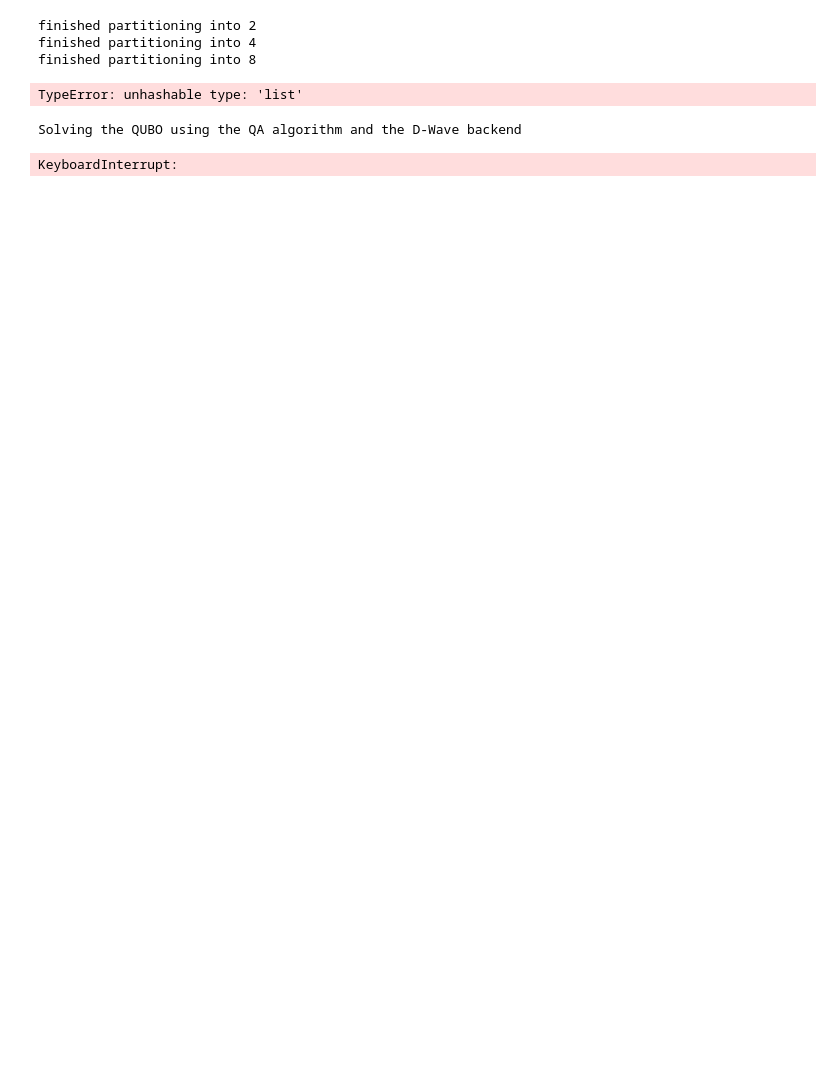
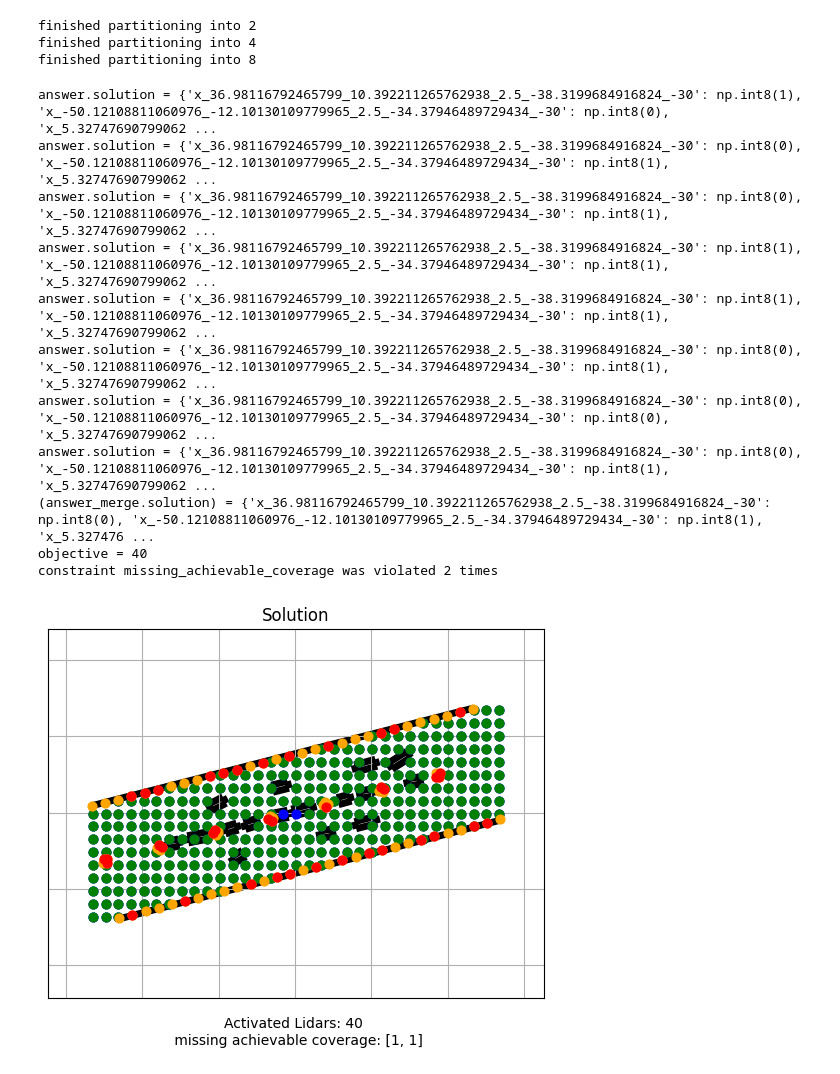
Before and after one commit to aqarios/PushQuantumSP, a Jupyter notebook: Final_result.ipynb, the cells around one changed output. Saved outputs shown, nothing was run; the diff lists cells and outputs as text; code cells hidden in the pictures; blank space fills up the shorter version.

```diff
--- a/Final_result.ipynb
+++ b/Final_result.ipynb
@@ -217,11 +223,6 @@ print(f"finished partitioning into 8")
 finished partitioning into 2
 finished partitioning into 4
 finished partitioning into 8
-# %%
-merge_data = SPData().merge_data(pat_datas8)
-SPPlot(merge_data).plot_problem().savefig(f"output/{timestamp_str}_merged_problem.png")
-# %% [output]
-TypeError: unhashable type: 'list'
 # %%
 
 for i in [1]:
@@ -242,43 +243,48 @@ for i in [1]:
         # config = {"num_reads":500,"num_sweeps":1000}
         # solve_func = neal.SimulatedAnnealingSampler().sample_qubo
         # qubo_model_bin = SPQuboBinary(data, P1=0.8, P3=1)
 
         answer = qubo_model_bin.solve(solve_func, **config)
 
     elif explanation == "simulator with cut":
-        pat_datas2 = data.partition_data()
-        # merge_data = SPData().merge_data(pat_datas)
-        # SPPlot(merge_data).plot_problem().savefig(f"output/{timestamp_str}_merged_problem.png")
-
-        answer_list = []
-        for data_i in pat_datas8:
+        for data_i in tqdm(pat_datas8):
             config = {}
-            solve_func = do_optimization
-            qubo_model_bin = SPQuboBinaryBG(data_i)
-            # config = {"num_reads":500,"num_sweeps":1000}
-            # solve_func = neal.SimulatedAnnealingSampler().sample_qubo
-            # qubo_model_bin = SPQuboBinary(data, P1=0.8, P3=1)
+            # solve_func = do_optimization
+            # qubo_model_bin = SPQuboBinaryBG(data_i)
+            config = {"num_reads":500,"num_sweeps":1000}
+            solve_func = neal.SimulatedAnnealingSampler().sample_qubo
+            qubo_model_bin = SPQuboBinary(data, P1=0.8, P3=1)
             answer_i = qubo_model_bin.solve(solve_func, **config)
             answer_list.append(answer_i)
 
         # entire evaluation
         answer_merge = {
             "solution": {}
         }
 
         for answer_i in answer_list:
             print(f"answer.solution = {answer_i['solution']}")
             answer_merge["solution"].update(answer_i['solution'])
 
     print(f"(answer_merge.solution) = {(answer_merge['solution'])}")
 
     evaluation = SPEvaluation(data, answer_merge["solution"])
     print(f"objective = {evaluation.get_objective()}")
     for constraint, violations in evaluation.check_solution().items():
         if len(violations) > 0:
             print(f"constraint {constraint} was violated {len(violations)} times")
 
     SPPlot(data, evaluation).plot_solution(hide_never_covered = True).savefig(f"output/{timestamp_str}_{explanation}_solution.png")
 # %% [output]
-Solving the QUBO using the QA algorithm and the D-Wave backend
+answer.solution = {'x_36.98116792465799_10.392211265762938_2.5_-38.3199684916824_-30': np.int8(1), 'x_-50.12108811060976_-12.10130109779965_2.5_-34.37946489729434_-30': np.int8(0), 'x_5.32747690799062 ...
+answer.solution = {'x_36.98116792465799_10.392211265762938_2.5_-38.3199684916824_-30': np.int8(0), 'x_-50.12108811060976_-12.10130109779965_2.5_-34.37946489729434_-30': np.int8(1), 'x_5.32747690799062 ...
+answer.solution = {'x_36.98116792465799_10.392211265762938_2.5_-38.3199684916824_-30': np.int8(0), 'x_-50.12108811060976_-12.10130109779965_2.5_-34.37946489729434_-30': np.int8(1), 'x_5.32747690799062 ...
+answer.solution = {'x_36.98116792465799_10.392211265762938_2.5_-38.3199684916824_-30': np.int8(1), 'x_-50.12108811060976_-12.10130109779965_2.5_-34.37946489729434_-30': np.int8(1), 'x_5.32747690799062 ...
+answer.solution = {'x_36.98116792465799_10.392211265762938_2.5_-38.3199684916824_-30': np.int8(1), 'x_-50.12108811060976_-12.10130109779965_2.5_-34.37946489729434_-30': np.int8(1), 'x_5.32747690799062 ...
+answer.solution = {'x_36.98116792465799_10.392211265762938_2.5_-38.3199684916824_-30': np.int8(0), 'x_-50.12108811060976_-12.10130109779965_2.5_-34.37946489729434_-30': np.int8(1), 'x_5.32747690799062 ...
+answer.solution = {'x_36.98116792465799_10.392211265762938_2.5_-38.3199684916824_-30': np.int8(0), 'x_-50.12108811060976_-12.10130109779965_2.5_-34.37946489729434_-30': np.int8(0), 'x_5.32747690799062 ...
+answer.solution = {'x_36.98116792465799_10.392211265762938_2.5_-38.3199684916824_-30': np.int8(0), 'x_-50.12108811060976_-12.10130109779965_2.5_-34.37946489729434_-30': np.int8(1), 'x_5.32747690799062 ...
+(answer_merge.solution) = {'x_36.98116792465799_10.392211265762938_2.5_-38.3199684916824_-30': np.int8(0), 'x_-50.12108811060976_-12.10130109779965_2.5_-34.37946489729434_-30': np.int8(1), 'x_5.327476 ...
+objective = 40
+constraint missing_achievable_coverage was violated 2 times
-KeyboardInterrupt:
+[figure, added]
```
Also changed, not shown: parts of 6 cells of this notebook, 4 other files.
